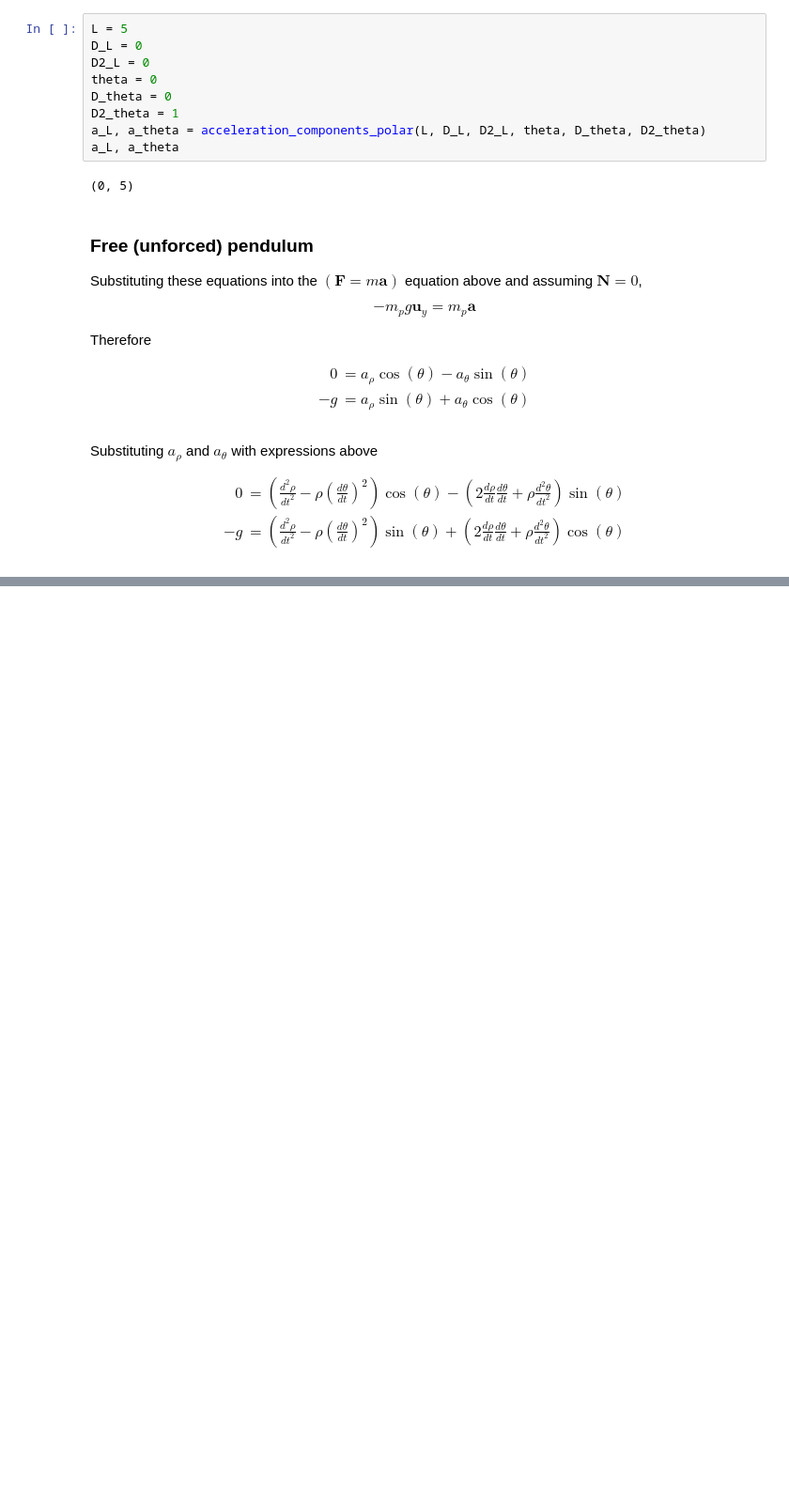
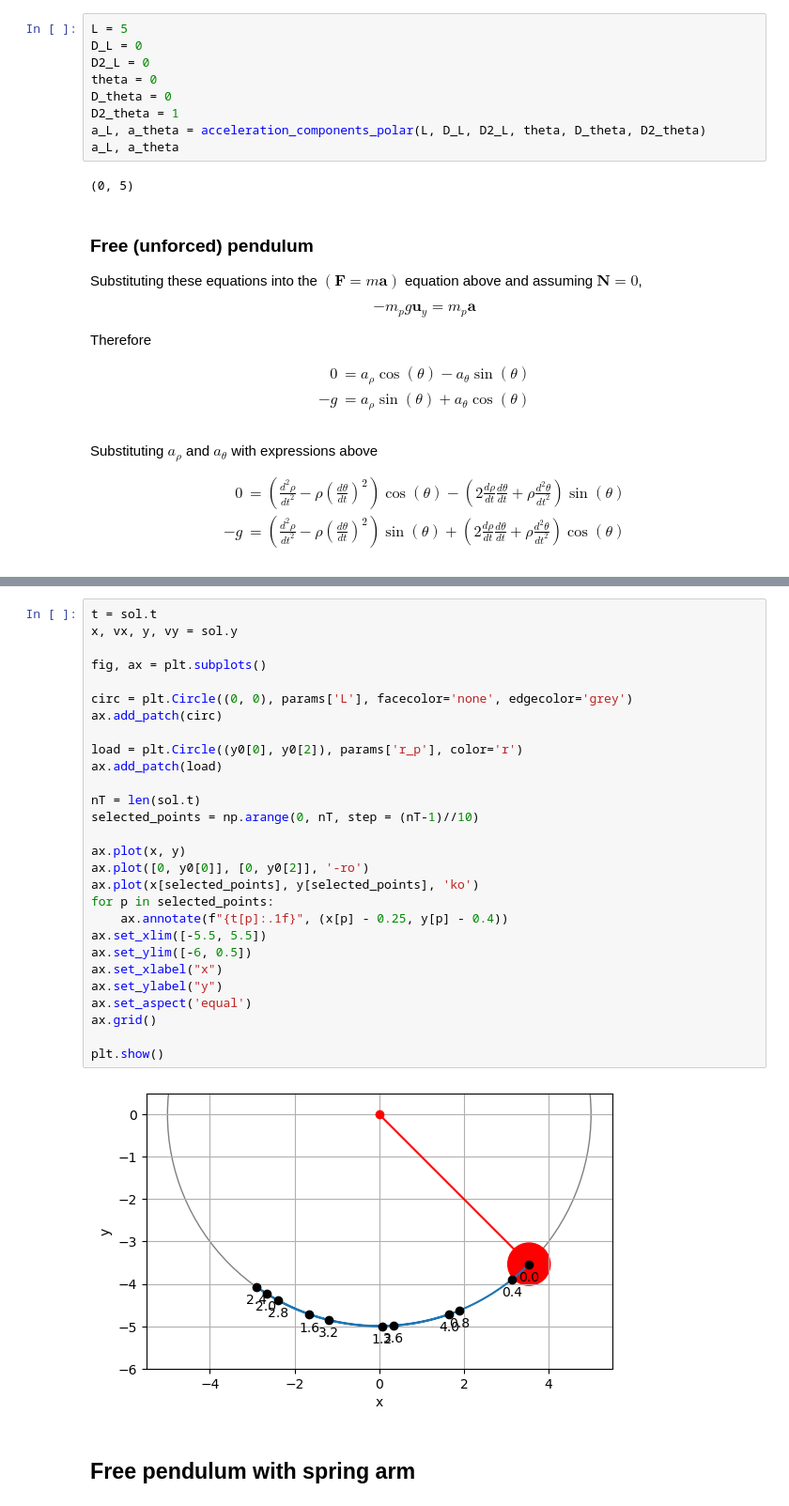
Before and after one commit to billtubbs/process-models, a Jupyter notebook: crane/ODEs-pendulum-varying-length.ipynb, the cells around one changed output, grey strips where cells are left out. Shown at 94% size. Drawn from its saved outputs; the diff is of its cells as text; blank space fills up the shorter version.

```diff
--- a/crane/ODEs-pendulum-varying-length.ipynb
+++ b/crane/ODEs-pendulum-varying-length.ipynb
@@ -513,0 +495,32 @@ plt.show()
+# %%
+t = sol.t
+x, vx, y, vy = sol.y
+
+fig, ax = plt.subplots()
+
+circ = plt.Circle((0, 0), params['L'], facecolor='none', edgecolor='grey')
+ax.add_patch(circ)
+
+load = plt.Circle((y0[0], y0[2]), params['r_p'], color='r')
+ax.add_patch(load)
+
+nT = len(sol.t)
+selected_points = np.arange(0, nT, step = (nT-1)//10)
+
+ax.plot(x, y)
+ax.plot([0, y0[0]], [0, y0[2]], '-ro')
+ax.plot(x[selected_points], y[selected_points], 'ko')
+for p in selected_points:
+    ax.annotate(f"{t[p]:.1f}", (x[p] - 0.25, y[p] - 0.4))
+ax.set_xlim([-5.5, 5.5])
+ax.set_ylim([-6, 0.5])
+ax.set_xlabel("x")
+ax.set_ylabel("y")
+ax.set_aspect('equal')
+ax.grid()
+
+plt.show()
+# %% [output]
+[figure, added]
+# %% [markdown]
+## Free pendulum with spring arm
```
Also changed, not shown: parts of 20 cells of this notebook.
